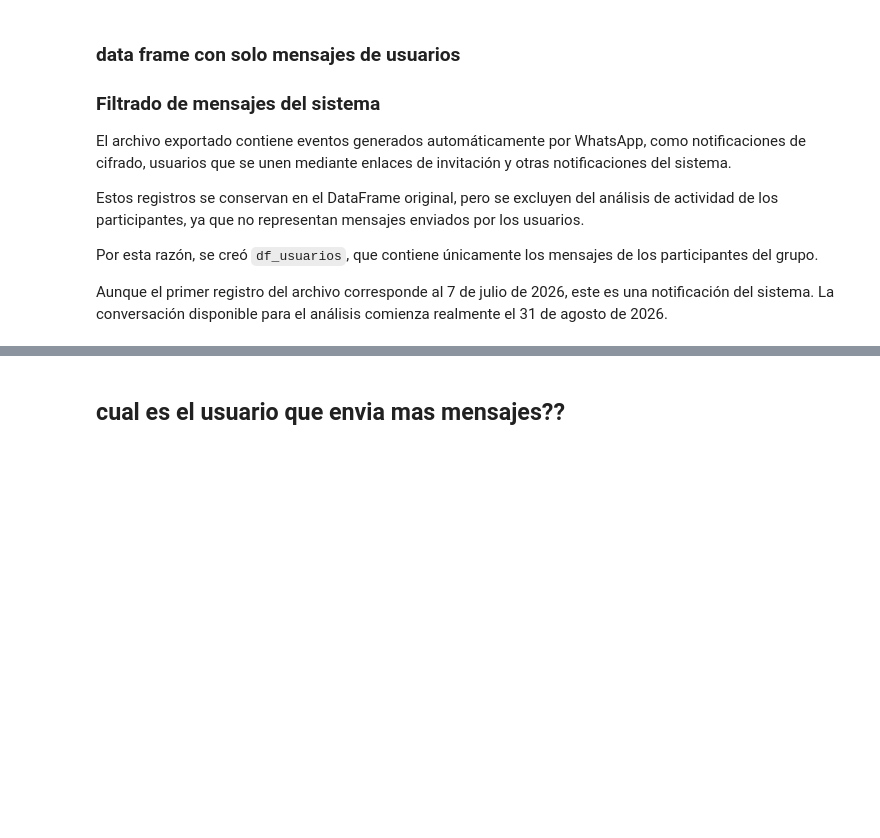
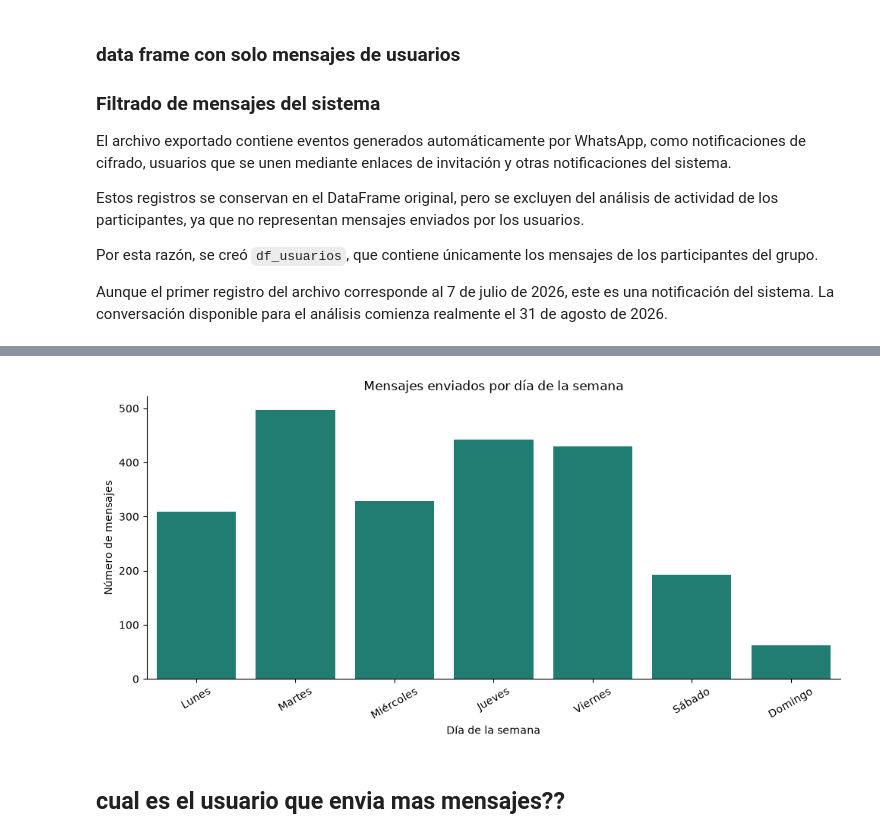
Before and after one commit to JulianVillasenor/Whatsapp_analyst, a Jupyter notebook: whatsapp_analyst.ipynb, the cells around one changed output, grey strips where cells are left out. Cells and saved outputs as stored; diff of their text form; code cells hidden in the pictures; blank space fills up the shorter version.

```diff
--- a/whatsapp_analyst.ipynb
+++ b/whatsapp_analyst.ipynb
@@ -320,3 +380,33 @@ Name: count, dtype: int64
+# %%
+dias = ["Lunes", "Martes", "Miércoles", "Jueves", "Viernes", "Sábado", "Domingo"]
+mensajes_por_dia = (
+    df_usuarios["timestamp"].dt.dayofweek
+    .value_counts()
+    .reindex(range(7), fill_value=0)
+    .rename_axis("numero_dia")
+    .reset_index(name="mensajes")
+)
+mensajes_por_dia["dia"] = mensajes_por_dia["numero_dia"].map(dict(enumerate(dias)))
+
+fig, ax = plt.subplots(figsize=(10, 5))
+sns.barplot(
+    data=mensajes_por_dia,
+    x="dia",
+    y="mensajes",
+    color="#128C7E",
+    ax=ax
+)
+
+ax.set_title("Mensajes enviados por día de la semana")
+ax.set_xlabel("Día de la semana")
+ax.set_ylabel("Número de mensajes")
+ax.tick_params(axis="x", rotation=30)
+ax.spines[["top", "right"]].set_visible(False)
+
+plt.tight_layout()
+plt.show()
+# %% [output]
+[figure, added]
 # %% [markdown]
 ## cual es el usuario que envia mas mensajes??
 # %%
```
Also changed, not shown: parts of 16 cells of this notebook, 1 other file.
